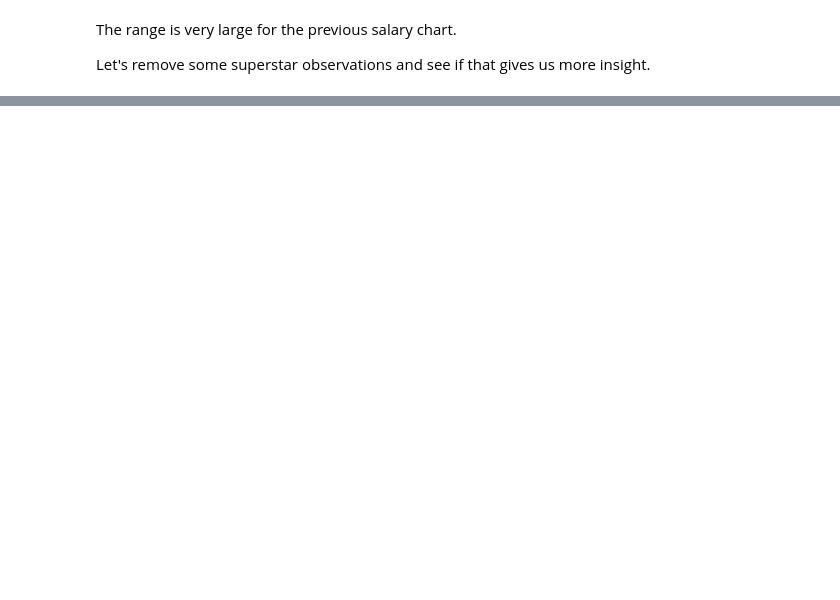
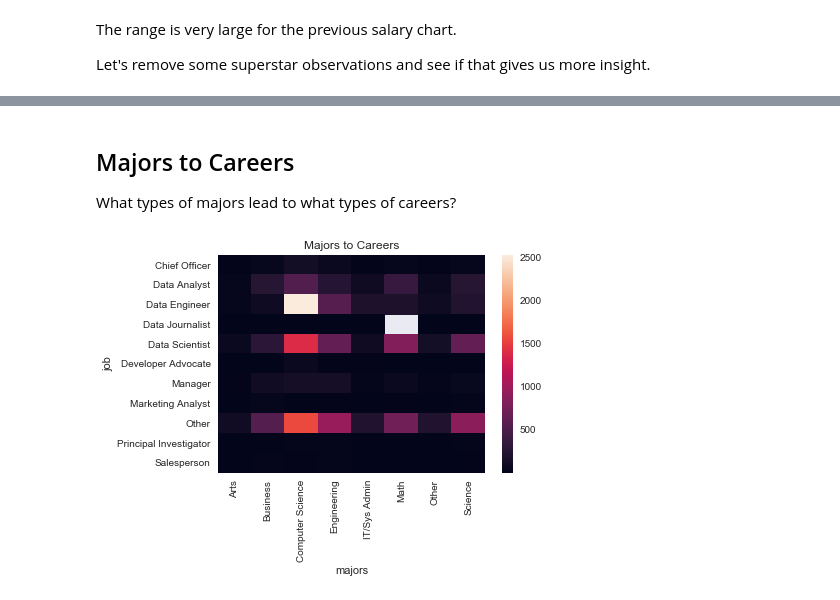
Before and after one commit to ruoyucad/DataForGood, a Jupyter notebook: Data for Good.ipynb, the cells around one changed output, grey strips where cells are left out. Cells and saved outputs as stored; diff of their text form; code cells hidden in the pictures; blank space fills up the shorter version.

```diff
--- a/Data for Good.ipynb
+++ b/Data for Good.ipynb
@@ -182,0 +237,38 @@ plt.show()
+# %% [markdown]
+## Majors to Careers
+
+What types of majors lead to what types of careers?
+# %%
+majors = data[["Q6", "Q5"]].dropna(how = "any")
+majors.columns = ["job", "majors"]
+
+# Rewording/Grouping Major titles
+major_map = {"A business discipline (accounting, economics, finance, etc.)": "Business",
+              "Computer science (software engineering, etc.)": "Computer Science",
+              "Engineering (non-computer focused)": "Engineering",
+              "Environmental science or geology": "Science",
+              "Fine arts or performing arts": "Arts",
+              "Humanities (history, literature, philosophy, etc.)": "Arts",
+              "I never declared a major": "Other",
+              "Information technology, networking, or system administration": "IT/Sys Admin",
+              "Mathematics or statistics": "Math",
+              "Medical or life sciences (biology, chemistry, medicine, etc.)": "Science",
+              "Other": "Other",
+              "Physics or astronomy": "Science",
+              "Social sciences (anthropology, psychology, sociology, etc.)": "Science"}
+
+majors["majors"] = majors["majors"].apply(lambda x: major_map[x])
+
+# Remove responses from students, unemployed individuals and those who do not wish to describe/disclose their gender
+majors = majors[~majors["job"].isin(["Student", "Not employed", "I prefer not to answer"])]
+
+# Prepare dataframe for heatmap
+majors = majors.groupby(["job", "majors"]).size().reset_index().pivot(columns = "majors", index = "job")[0]
+
+ax = sns.heatmap(majors)
+
+ax.set_title("Majors to Careers")
+
+plt.show()
+# %% [output]
+[figure, added]
```
Also changed, not shown: parts of 8 cells of this notebook.
